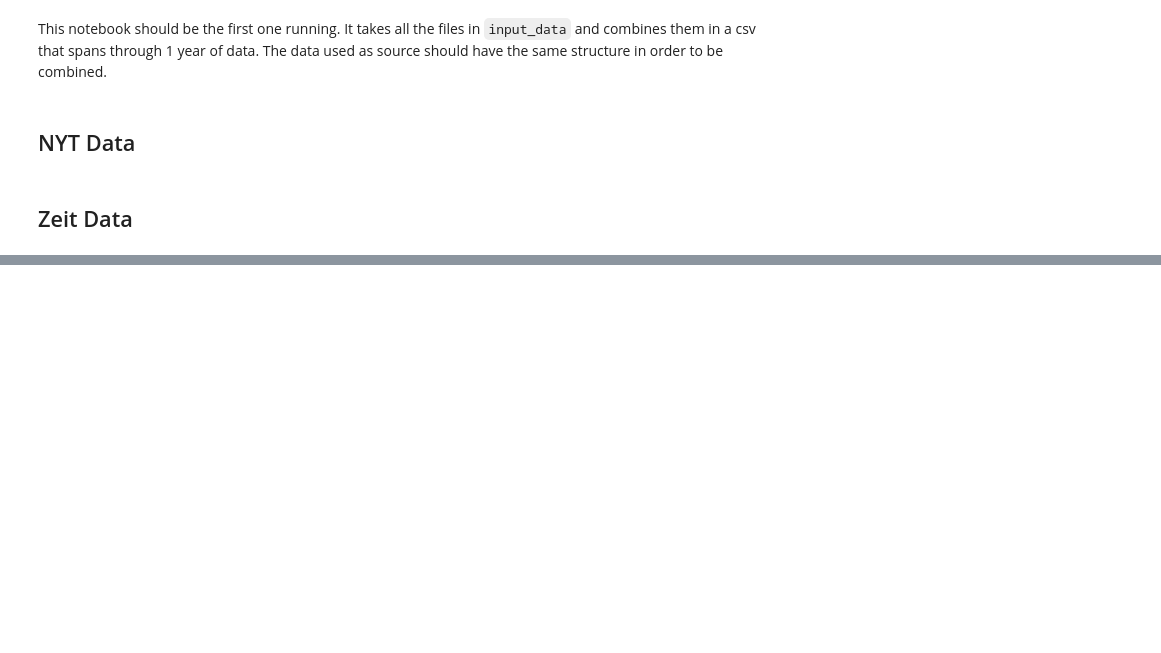
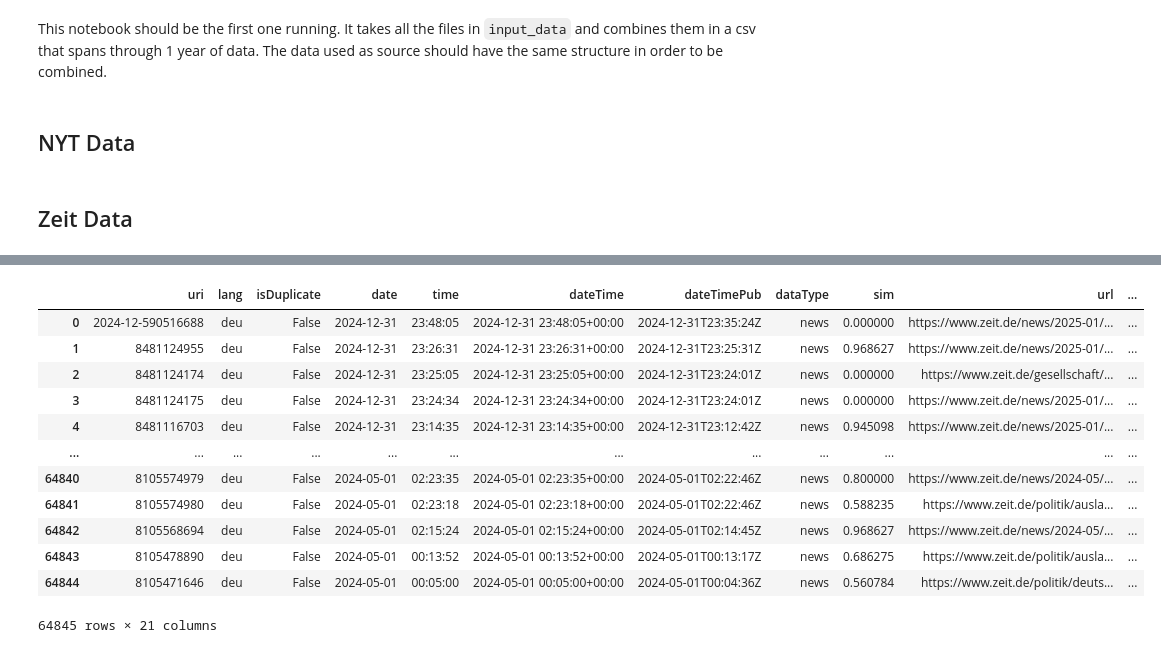
Before and after one commit to more-ginger/pn-analysis, a Jupyter notebook: notebooks/create-temp-data.ipynb, the cells around one changed output, grey strips where cells are left out. Drawn from its saved outputs; the diff is of its cells as text; code cells hidden in the pictures; blank space fills up the shorter version.

Commit message:
style: remove whitespaces from temp-data file

```diff
--- a/notebooks/create-temp-data.ipynb
+++ b/notebooks/create-temp-data.ipynb
@@ -56,2 +70,20 @@ full_year
+# %%
+full_year["body"] = full_year["body"].apply(lambda x: x.replace("\n", ""))
+# %%
+full_year
+# %% [output]
+|  | uri | lang | isDuplicate | date | time | dateTime | dateTimePub | dataType | sim | url | ... |
+| 0 | 2024-12-590516688 | deu | False | 2024-12-31 | 23:48:05 | 2024-12-31 23:48:05+00:00 | 2024-12-31T23:35:24Z | news | 0.000000 | https://www.zeit.de/news/2025-01/... | ... |
+| 1 | 8481124955 | deu | False | 2024-12-31 | 23:26:31 | 2024-12-31 23:26:31+00:00 | 2024-12-31T23:25:31Z | news | 0.968627 | https://www.zeit.de/news/2025-01/... | ... |
+| 2 | 8481124174 | deu | False | 2024-12-31 | 23:25:05 | 2024-12-31 23:25:05+00:00 | 2024-12-31T23:24:01Z | news | 0.000000 | https://www.zeit.de/gesellschaft/... | ... |
+| 3 | 8481124175 | deu | False | 2024-12-31 | 23:24:34 | 2024-12-31 23:24:34+00:00 | 2024-12-31T23:24:01Z | news | 0.000000 | https://www.zeit.de/news/2025-01/... | ... |
+| 4 | 8481116703 | deu | False | 2024-12-31 | 23:14:35 | 2024-12-31 23:14:35+00:00 | 2024-12-31T23:12:42Z | news | 0.945098 | https://www.zeit.de/news/2025-01/... | ... |
+| ... | ... | ... | ... | ... | ... | ... | ... | ... | ... | ... | ... |
+| 64840 | 8105574979 | deu | False | 2024-05-01 | 02:23:35 | 2024-05-01 02:23:35+00:00 | 2024-05-01T02:22:46Z | news | 0.800000 | https://www.zeit.de/news/2024-05/... | ... |
+| 64841 | 8105574980 | deu | False | 2024-05-01 | 02:23:18 | 2024-05-01 02:23:18+00:00 | 2024-05-01T02:22:46Z | news | 0.588235 | https://www.zeit.de/politik/ausla... | ... |
+| 64842 | 8105568694 | deu | False | 2024-05-01 | 02:15:24 | 2024-05-01 02:15:24+00:00 | 2024-05-01T02:14:45Z | news | 0.968627 | https://www.zeit.de/news/2024-05/... | ... |
+| 64843 | 8105478890 | deu | False | 2024-05-01 | 00:13:52 | 2024-05-01 00:13:52+00:00 | 2024-05-01T00:13:17Z | news | 0.686275 | https://www.zeit.de/politik/ausla... | ... |
+| 64844 | 8105471646 | deu | False | 2024-05-01 | 00:05:00 | 2024-05-01 00:05:00+00:00 | 2024-05-01T00:04:36Z | news | 0.560784 | https://www.zeit.de/politik/deuts... | ... |
+64845 rows × 21 columns
 # %%
 full_year.to_csv("../input-data/zeit-temp-data.csv")
```
Also changed, not shown: parts of 1 cell of this notebook.
